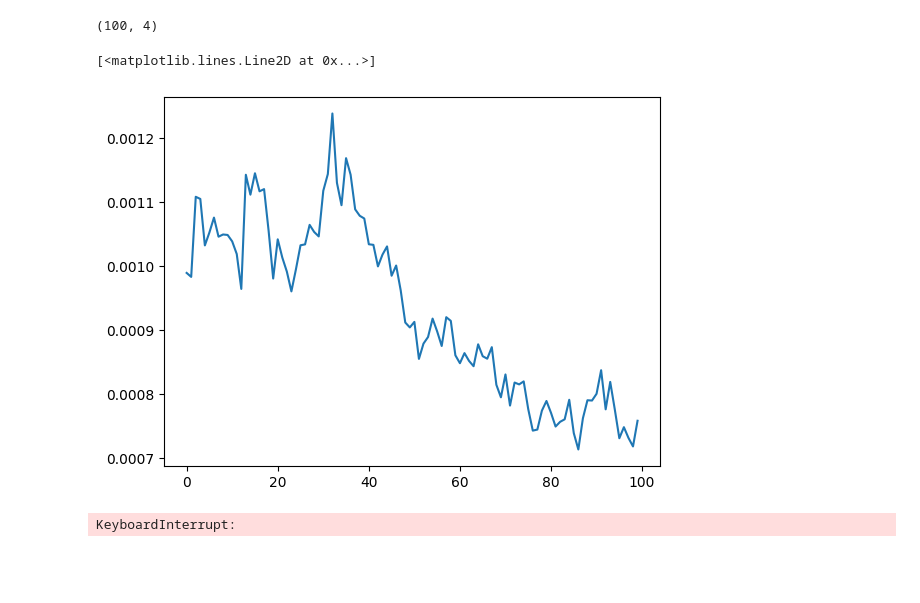
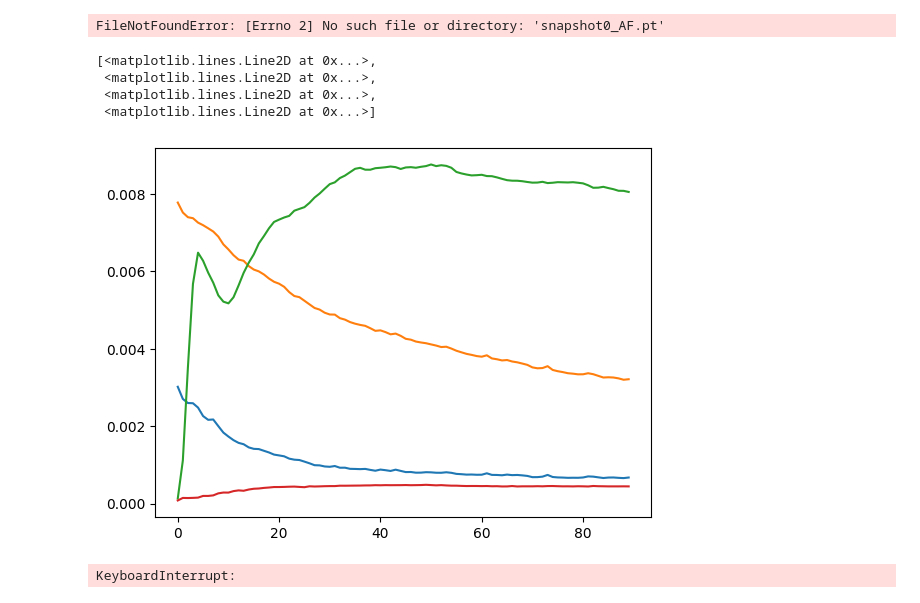
Before and after one commit to eiroW/voxelmorph, a Jupyter notebook: test-mri-slice-atlas-torch.ipynb, the cells around one changed output. Drawn from its saved outputs; the diff is of its cells as text; code cells hidden in the pictures; blank space fills up the shorter version.

```diff
--- a/test-mri-slice-atlas-torch.ipynb
+++ b/test-mri-slice-atlas-torch.ipynb
@@ -12,0 +43,13 @@ import nibabel as nib
+# %%
+vol_shape = (128, 160, 128)
+enc_nf = [16, 32, 32, 32]
+dec_nf = [32, 32, 32, 32, 32, 16, 16]
+atlas = torch.empty(3, *vol_shape)
+snapshot_path = 'snapshot0_AF.pt'
+snapshot = torch.load(snapshot_path,map_location='cpu')
+networks.TemplateCreation(snapshot["MODEL_STATE"])
+# model = networks.TemplateCreation(vol_shape,atlas,nb_unet_features=[enc_nf, dec_nf],altas_feats=3,src_feats=3)
+# model.load_state_dict(snapshot["MODEL_STATE"])
+# altas = model.atlas.squeeze().detach().numpy().transpose(1,2,3,0)
+# %% [output]
+FileNotFoundError: [Errno 2] No such file or directory: 'snapshot0_AF.pt'
@@ -13,14 +66,12 @@ import nibabel as nib
 # %%
-loss=np.load('loss_his.npy')
+loss = np.load('noalign_loss_his.npy')
+plt.plot((loss[:]))
+# %% [output]
+[<matplotlib.lines.Line2D at 0x...>,
+ <matplotlib.lines.Line2D at 0x...>,
+ <matplotlib.lines.Line2D at 0x...>,
+ <matplotlib.lines.Line2D at 0x...>]
+[figure, added]
-# %%
-loss.shape
-# %% [output]
-(100, 4)
-# %%
-plt.plot(loss.mean(1))
-# %% [output]
-[<matplotlib.lines.Line2D at 0x...>]
-[figure, removed]
 # %%
 import pathlib
 path = pathlib.Path('../OASIS')
```
Also changed, not shown: parts of 10 cells of this notebook, 23 other files.
